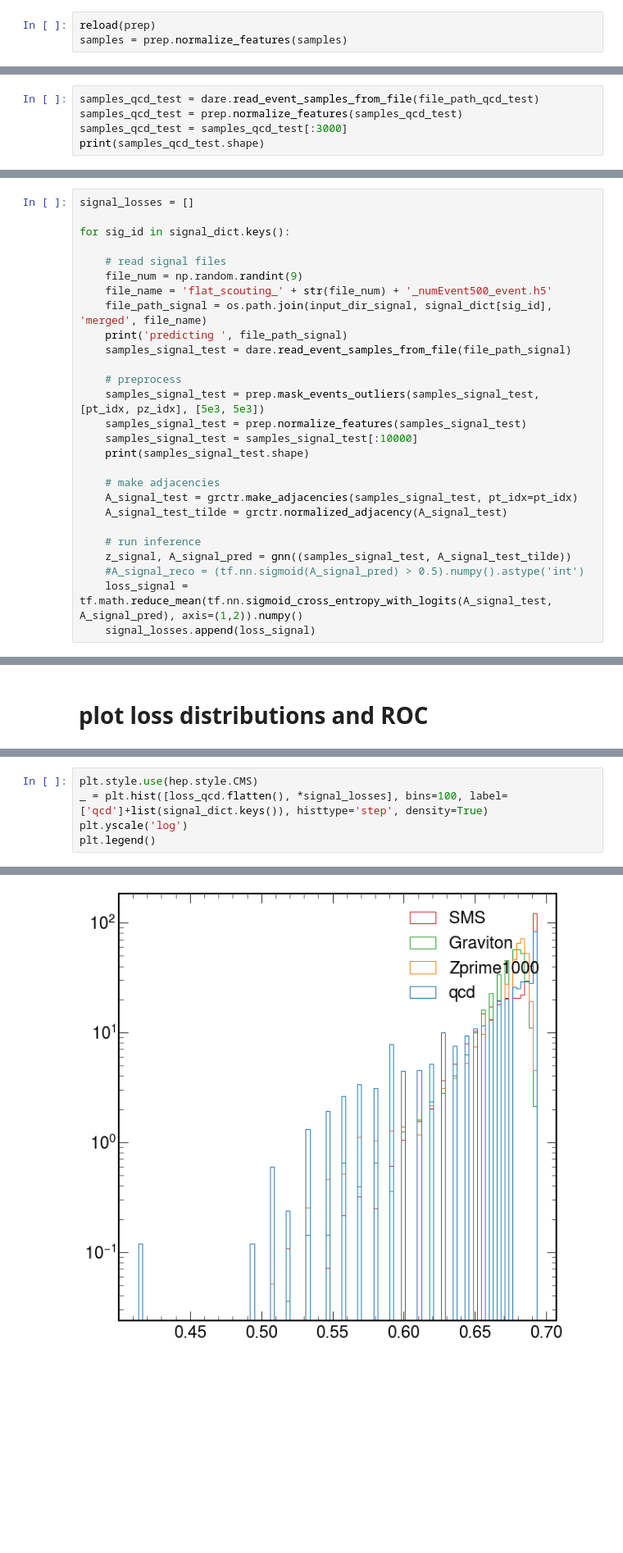
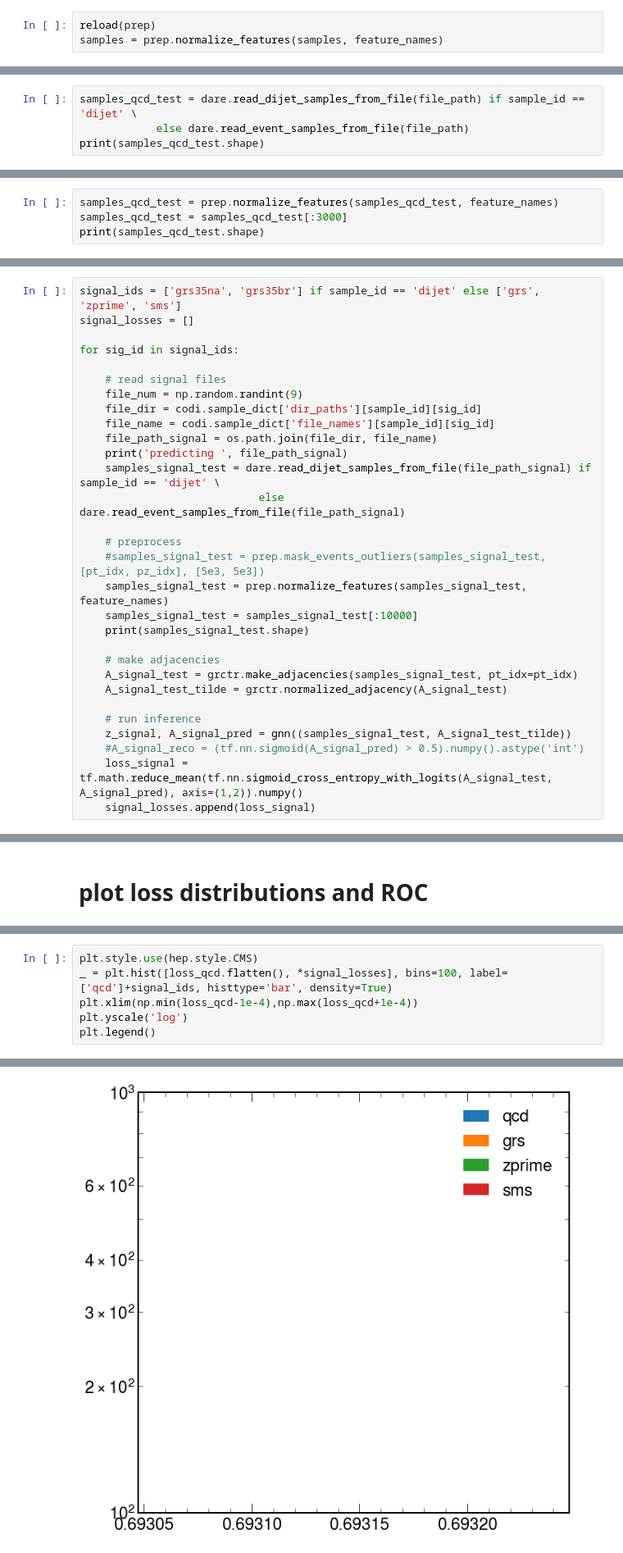
Before and after one commit to kingusiu/gravada, a Jupyter notebook: main_event_based_graph_ae.ipynb, the cells around one changed output, grey strips where cells are left out. Shown at 82% size. Cells and saved outputs as stored; diff of their text form; blank space fills up the shorter version.

```diff
--- a/main_event_based_graph_ae.ipynb
+++ b/main_event_based_graph_ae.ipynb
@@ -63,7 +74,7 @@ true particles share  23.8486897478977
 ## normalize
 # %%
 reload(prep)
-samples = prep.normalize_features(samples)
+samples = prep.normalize_features(samples, feature_names)
 # %%
 for i in range(samples.shape[2]):
     plt.figure()
@@ -142,0 +158,4 @@ file_path_qcd_test = os.path.join(input_dir_qcd_test, file_name_qcd_test)
+# %%
+samples_qcd_test = dare.read_dijet_samples_from_file(file_path) if sample_id == 'dijet' \
+            else dare.read_event_samples_from_file(file_path)
+print(samples_qcd_test.shape)
@@ -143,6 +164,5 @@ file_path_qcd_test = os.path.join(input_dir_qcd_test, file_name_qcd_test)
 # %%
-samples_qcd_test = dare.read_event_samples_from_file(file_path_qcd_test)
-samples_qcd_test = prep.normalize_features(samples_qcd_test)
+samples_qcd_test = prep.normalize_features(samples_qcd_test, feature_names)
 samples_qcd_test = samples_qcd_test[:3000]
 print(samples_qcd_test.shape)
 # %% [output]
@@ -171,18 +180,21 @@ input_dir_signal = '/eos/cms/store/group/ml/AnomalyHackathon/VAE/samples/v1'
 # %%
+signal_ids = ['grs35na', 'grs35br'] if sample_id == 'dijet' else ['grs', 'zprime', 'sms']
 signal_losses = []
 
-for sig_id in signal_dict.keys():
+for sig_id in signal_ids:
 
     # read signal files
     file_num = np.random.randint(9)
-    file_name = 'flat_scouting_' + str(file_num) + '_numEvent500_event.h5'
-    file_path_signal = os.path.join(input_dir_signal, signal_dict[sig_id], 'merged', file_name)
+    file_dir = codi.sample_dict['dir_paths'][sample_id][sig_id]
+    file_name = codi.sample_dict['file_names'][sample_id][sig_id]
+    file_path_signal = os.path.join(file_dir, file_name)
     print('predicting ', file_path_signal)
-    samples_signal_test = dare.read_event_samples_from_file(file_path_signal)
+    samples_signal_test = dare.read_dijet_samples_from_file(file_path_signal) if sample_id == 'dijet' \
+                            else dare.read_event_samples_from_file(file_path_signal)
 
     # preprocess
-    samples_signal_test = prep.mask_events_outliers(samples_signal_test, [pt_idx, pz_idx], [5e3, 5e3])
-    samples_signal_test = prep.normalize_features(samples_signal_test)
+    #samples_signal_test = prep.mask_events_outliers(samples_signal_test, [pt_idx, pz_idx], [5e3, 5e3])
+    samples_signal_test = prep.normalize_features(samples_signal_test, feature_names)
     samples_signal_test = samples_signal_test[:10000]
     print(samples_signal_test.shape)
 
@@ -212,6 +224,7 @@ print(min(loss_qcd))
 # %%
 plt.style.use(hep.style.CMS)
-_ = plt.hist([loss_qcd.flatten(), *signal_losses], bins=100, label=['qcd']+list(signal_dict.keys()), histtype='step', density=True)
+_ = plt.hist([loss_qcd.flatten(), *signal_losses], bins=100, label=['qcd']+signal_ids, histtype='bar', density=True)
+plt.xlim(np.min(loss_qcd-1e-4),np.max(loss_qcd+1e-4))
 plt.yscale('log')
 plt.legend()
 # %% [output]
@@ -220,4 +232,4 @@ findfont: Font family ['cursive'] not found. Falling back to DejaVu Sans.
-[figure, old version]
+[figure, new version]
 # %%
 print(min(loss_qcd), max(loss_qcd))
 # %% [output]
```
Also changed, not shown: parts of 29 cells of this notebook, 4 other files.
